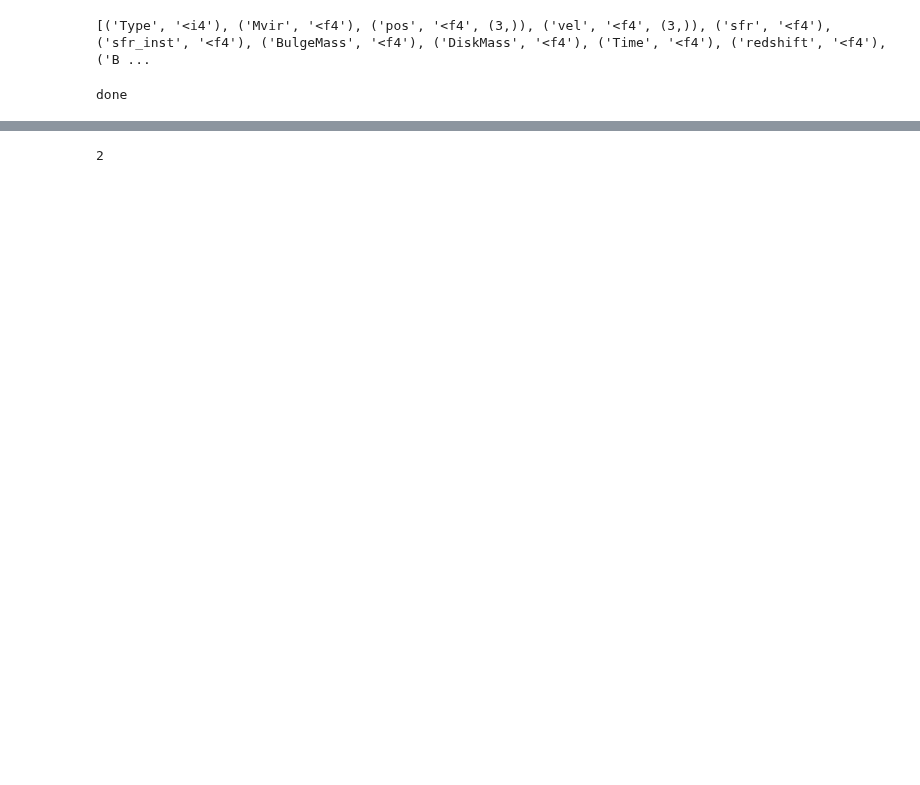
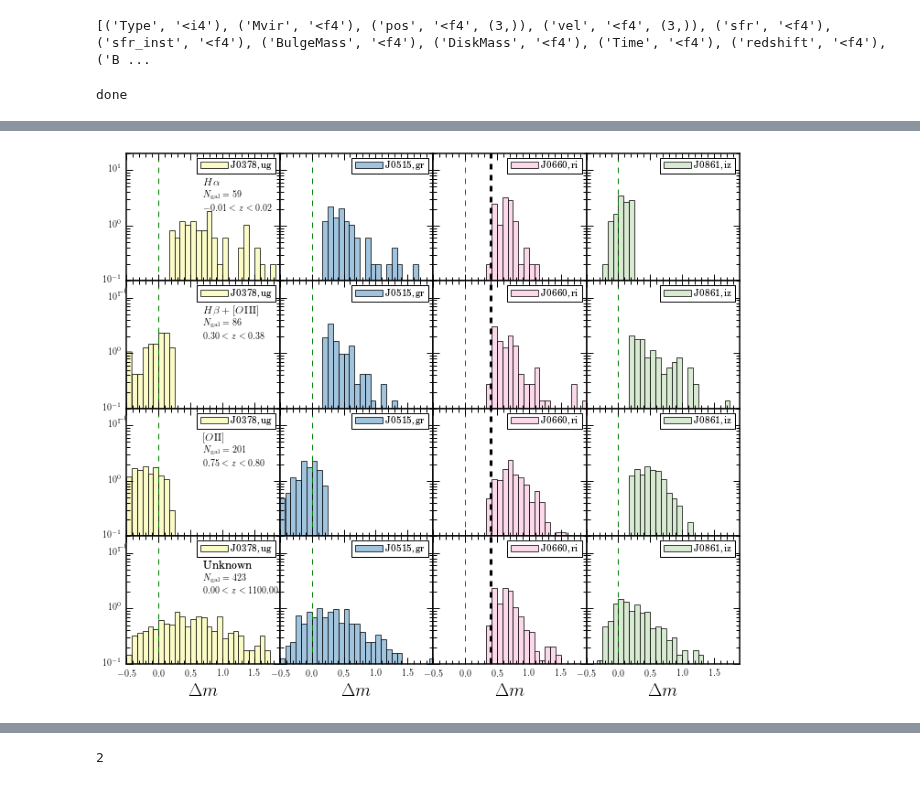
Before and after one commit to aaorsi/ELG_analysis, a Jupyter notebook: ELGs_from_mocks.ipynb, the cells around one changed output, grey strips where cells are left out. Drawn from its saved outputs; the diff is of its cells as text; code cells hidden in the pictures; blank space fills up the shorter version.

```diff
--- a/ELGs_from_mocks.ipynb
+++ b/ELGs_from_mocks.ipynb
@@ -424,0 +632,10 @@ plt.ylim([-1,1])
+# %%
+
+print allspec[0].keys()
+nspec = len(allspec)
+zsp = np.zeros(nspec)
+for i in range(nspec):
+    zsp[i] = allspec[i]['z']
+
+photo_spec['z'] = zsp
+print photo_spec.keys()
@@ -424,0 +645,80 @@ plt.ylim([-1,1])
+# %%
+# 3FM for all filters
+reload(mtools)
+cnames = ['J0378, ug', 'J0515, gr', 'J0660, ri', 'J0861, iz']
+cmap = plt.cm.Set3(np.linspace(.1,.9,4))
+dm_min = 0.4
+
+dm_J0515 = mtools.gen_3fm(elgs['J0515'][:,0], elgs['gSDSS'][:,0],
+                          elgs['rSDSS'][:,0],Broad_NoLineName='rSDSS', LineFilterName='J0515', Broad_LineName='gSDSS')
+err_dm_J0515 = mtools.gen_3fm_err(elgs['J0515'][:,0], elgs['J0515'][:,1], elgs['gSDSS'][:,0], elgs['gSDSS'][:,1],
+                          elgs['rSDSS'][:,0], elgs['rSDSS'][:,1],Broad_NoLineName='rSDSS')
+
+
+dm_J0378 = mtools.gen_3fm(elgs['J0378'][:,0], elgs['uSDSS'][:,0],
+                          elgs['gSDSS'][:,0],Broad_NoLineName='gSDSS', LineFilterName='J0378', Broad_LineName='uJAVA')
+err_dm_J0378 = mtools.gen_3fm_err(elgs['J0378'][:,0], elgs['J0378'][:,1], elgs['uSDSS'][:,0], elgs['uSDSS'][:,1],
+                          elgs['gSDSS'][:,0], elgs['gSDSS'][:,1],Broad_NoLineName='gSDSS')
+
+dm_J0861 = mtools.gen_3fm(elgs['J0861'][:,0], elgs['zSDSS'][:,0],
+                          elgs['iSDSS'][:,0],Broad_NoLineName='iSDSS', LineFilterName='J0861', Broad_LineName='zSDSS')
+
+err_dm_J0861 = mtools.gen_3fm_err(elgs['J0861'][:,0], elgs['J0861'][:,1], elgs['zSDSS'][:,0], elgs['zSDSS'][:,1],
+                          elgs['iSDSS'][:,0], elgs['iSDSS'][:,1],Broad_NoLineName='iSDSS')
+
+dm_J0660     = elgs['dm']
+err_dm_J0660 = elgs['err_dm']
+
+dm_st = 1  # minimum deltam / error
+
+noise_dm_J0378 = dm_J0378 / err_dm_J0378 < dm_st
+noise_dm_J0515 = dm_J0515 / err_dm_J0515 < dm_st
+noise_dm_J0861 = dm_J0861 / err_dm_J0861 < dm_st
+
+#dm_J0378[noise_dm_J0378] = 0
+#dm_J0515[noise_dm_J0515] = 0
+#dm_J0861[noise_dm_J0861] = 0
+
+plt.figure('dm_hist')
+gs2 = gsc.GridSpec(4,4)
+gs2.update(wspace=0.0, hspace=0.0)
+
+d_thr = 0.2 # detection threshold
+
+s_ha     = (dm_J0378 > d_thr) & (dm_J0515 > d_thr) & (dm_J0660 > d_thr) & (dm_J0861 < d_thr)
+s_hboiii = (dm_J0378 < d_thr) & (dm_J0515 > d_thr) & (dm_J0660 > d_thr) & (dm_J0861 > d_thr)
+s_oii    = (dm_J0378 < d_thr) & (dm_J0515 < d_thr) & (dm_J0660 > d_thr) & (dm_J0861 > d_thr)
+
+#z_arr = [zha, zhb, zoiii, zoii]
+
+sel_arr = [s_ha, s_hboiii, s_oii, ~s_ha & ~s_hboiii & ~s_oii]
+z_arr   = [z_ha, [np.min([z_hb,z_oiii]), np.max([z_hb, z_oiii])], z_oii, [0,1100]]
+str_arr = [r'$H\alpha$', r'$H\beta+[O\textsc{iii}]$',r'$[O\textsc{ii}]$', r'Unknown']
+for j in range(len(sel_arr)):
+    sj = sel_arr[j]
+    mj = [dm_J0378[sj], dm_J0515[sj], dm_J0660[sj], dm_J0861[sj]]
+    for i in range(len(mj)):
+        ax2 = plt.subplot(gs2[j,i])
+        ax2.hist(mj[i],bins= 30, label=cnames[i], facecolor=cmap[i],normed=True,range=[-.5,2],alpha=0.75, log=True)
+        ax2.set_ylim([1e-1,20])
+        ax2.set_xlim([-.5, 1.9])
+
+        if i == 0:
+            ax2.text(0.5,0.75, str_arr[j],fontsize=12, transform=ax2.transAxes)
+            ax2.text(0.5,0.65, r'$N_{\rm gal}=%d$'%len(mj[i]), fontsize=10, transform=ax2.transAxes)
+            ax2.text(0.5,0.55,r'$%.2f<z<%.2f$'% (z_arr[j][0], z_arr[j][1]), fontsize=10, transform=ax2.transAxes)
+
+        ax2.legend()
+        if i > 0:
+            ax2.set_yticklabels([])
+
+        ax2.plot([0,0], [1e-3,100],'--')
+        if i == 2:
+            ax2.plot([dm_min, dm_min], [-1,100],'--',linewidth=3,color='black')
+        ax2.set_xlabel(r'$\Delta m$',fontsize=20)
+
+
+
+plt.show()
+# %% [output]
+[figure, added]
```
Also changed, not shown: parts of 18 cells of this notebook, 3 other files.
